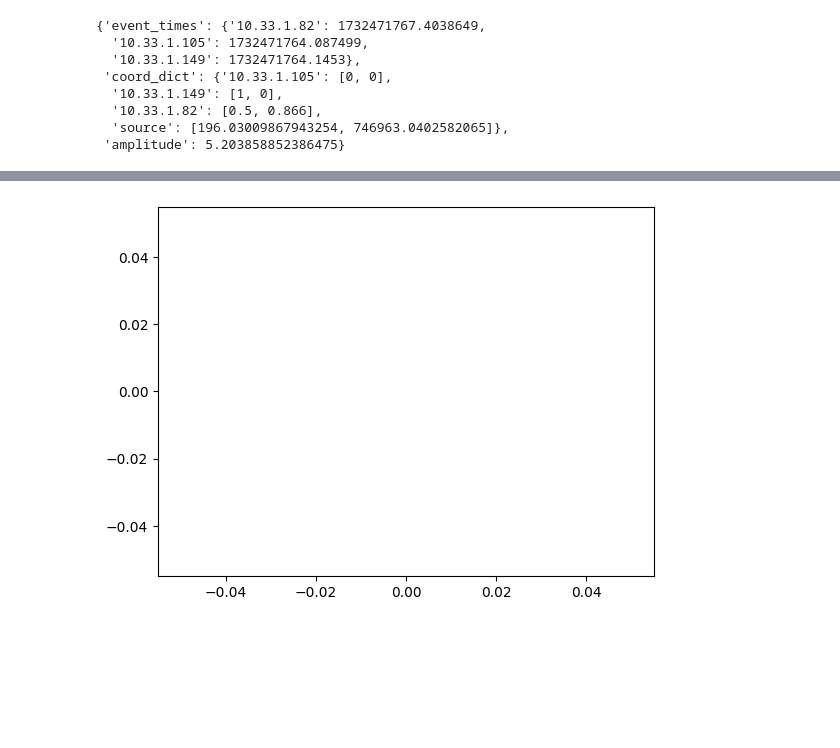
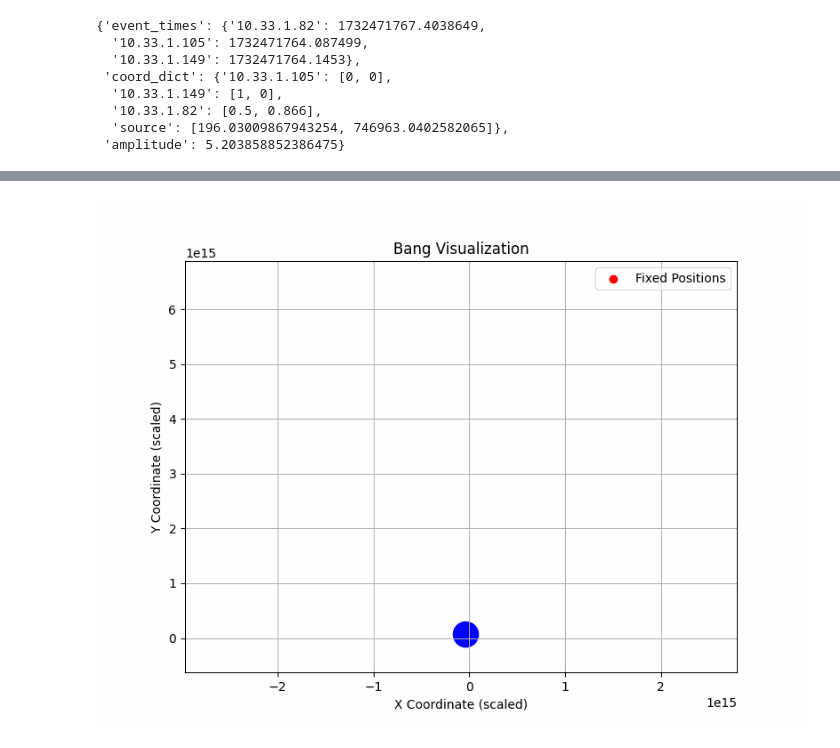
Before and after one commit to ragulpr/def-hackaton-hackaton-2024-triangulate-noise, a Jupyter notebook: notebooks/plot-res.ipynb, the cells around one changed output, grey strips where cells are left out. Drawn from its saved outputs; the diff is of its cells as text; code cells hidden in the pictures; blank space fills up the shorter version.

```diff
--- a/notebooks/plot-res.ipynb
+++ b/notebooks/plot-res.ipynb
@@ -96,2 +102,99 @@ with open('../output.jsonl', 'r') as f:
 # %%
+import numpy as np
+import matplotlib.pyplot as plt
+from matplotlib.animation import FuncAnimation
+from IPython.display import Image
+
+# Assume `events` is defined and follows your format
+scale = 1e8
+
+# Collect all x, y, and amplitude values
+all_x, all_y, all_amplitudes = [], [], []
+for d in events:
+    coords = list(d["coord_dict"].values())
+    x_vals = [coord[0] for coord in coords]
+    y_vals = [coord[1] for coord in coords]
+    all_x.extend(x_vals)
+    all_y.extend(y_vals)
+    all_amplitudes.append(d["amplitude"])
+
+# Ensure amplitudes are positive for logarithmic scaling
+all_amplitudes = np.array(all_amplitudes)
+if np.any(all_amplitudes <= 0):
+    # Adjust amplitudes to be positive
+    min_positive_amp = np.min(all_amplitudes[all_amplitudes > 0])
+    small_value = min_positive_amp * 0.01
+    all_amplitudes = np.where(all_amplitudes <= 0, small_value, all_amplitudes)
+
+# Compute logarithm of amplitudes
+log_amplitudes = np.log(all_amplitudes)
+log_min_amp, log_max_amp = np.min(log_amplitudes), np.max(log_amplitudes)
+
+# Scale coordinates
+all_x = np.array(all_x) * scale
+all_y = np.array(all_y) * scale
+
+# Calculate axis limits with margins
+x_margin = (max(all_x) - min(all_x)) * 0.1
+y_margin = (max(all_y) - min(all_y)) * 0.1
+x_limits = (min(all_x) - x_margin, max(all_x) + x_margin)
+y_limits = (min(all_y) - y_margin, max(all_y) + y_margin)
+
+# Fixed positions (first 3 points)
+fixed_coords = list(events[0]["coord_dict"].values())[:3]
+x_fixed = [coord[0] * scale for coord in fixed_coords]
+y_fixed = [coord[1] * scale for coord in fixed_coords]
+
+# Amplitude scaling for marker sizes
+min_size, max_size = 50, 500
+
+fig, ax = plt.subplots(figsize=(8, 6))
+fixed_scatter = ax.scatter(x_fixed, y_fixed, c='red', label='Fixed Positions')
+
+# Set plot aesthetics
+ax.set_xlabel('X Coordinate (scaled)')
+ax.set_ylabel('Y Coordinate (scaled)')
+ax.set_title('Bang Visualization')
+ax.set_xlim(x_limits)
+ax.set_ylim(y_limits)
+ax.grid(True)
+ax.legend()
+
+# Set logarithmic scale for axes if all coordinates are positive
+if np.min(all_x) > 0 and np.min(all_y) > 0:
+    ax.set_xscale('log')
+    ax.set_yscale('log')
+
+# Initialize the bang point using ax.scatter
+bang_scatter = ax.scatter([], [], c='blue', s=[], label='Bang')
+
+# Function to update the animation
+def update(frame):
+    d = events[frame]
+    coords = list(d["coord_dict"].values())
+    x_bang = coords[-1][0] * scale
+    y_bang = coords[-1][1] * scale
+    amplitude = d["amplitude"]
+
+    # Adjust amplitude if necessary
+    if amplitude <= 0:
+        amplitude = small_value
+
+    # Scale marker size based on logarithm of amplitude
+    size = ((np.log(amplitude) - log_min_amp) / (log_max_amp - log_min_amp)) * (max_size - min_size) + min_size
+
+    # Update the bang point
+    bang_scatter.set_offsets([[x_bang, y_bang]])
+    bang_scatter.set_sizes([size])
+
+    return bang_scatter,
+
+# Create the animation
+ani = FuncAnimation(fig, update, frames=range(len(events)), blit=True, repeat=False)
+
+# Save the animation as a GIF
+ani.save('bang_visualization.gif', writer='pillow', fps=2)
+
+# Display the GIF in Jupyter Notebook (optional)
+Image(filename='bang_visualization.gif')
 # %% [output]
@@ -99 +201 @@ KeyboardInterrupt:
-[figure, old version]
+[figure, new version]
```
Also changed, not shown: parts of 5 cells of this notebook, 2 other files.
